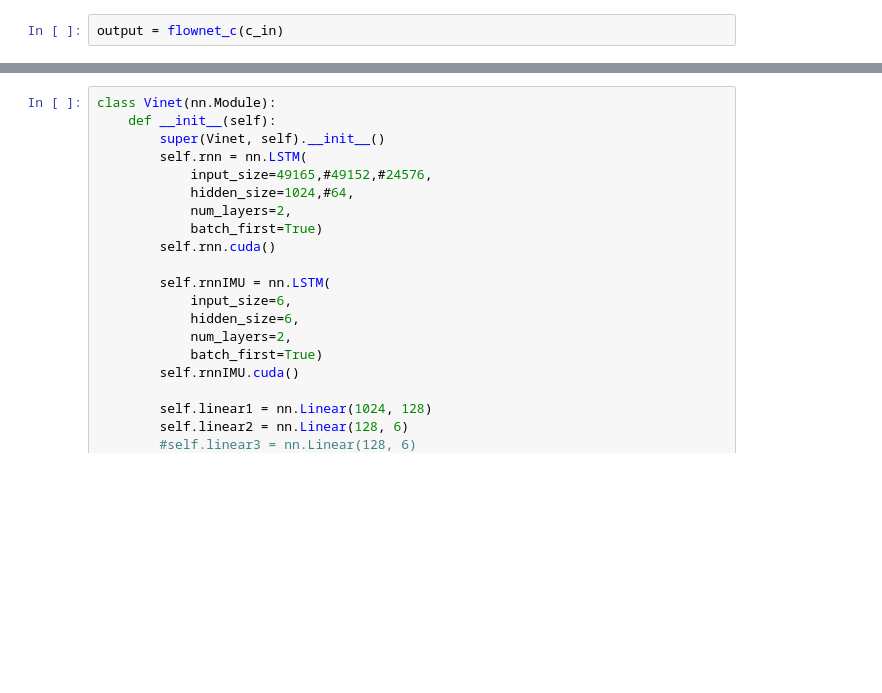
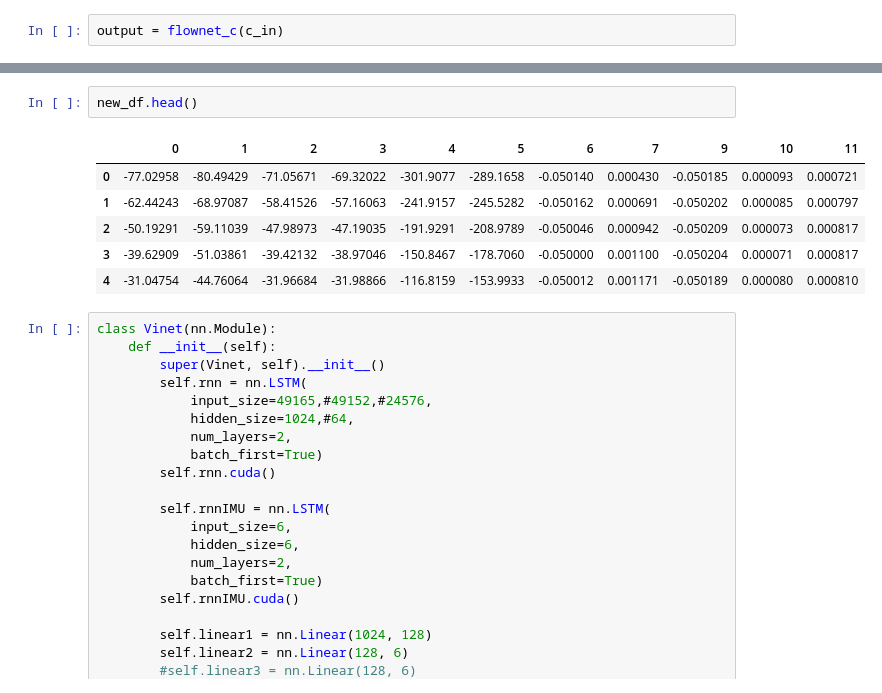
Before and after one commit to Sylar257/Surgical_robot_Visual_odometry, a Jupyter notebook: Surgical_visual_odometry.ipynb, the cells around one changed output, grey strips where cells are left out. Drawn from its saved outputs; the diff is of its cells as text; blank space fills up the shorter version.

```diff
--- a/Surgical_visual_odometry.ipynb
+++ b/Surgical_visual_odometry.ipynb
@@ -212,3 +241,12 @@ torch.Size([1, 1024, 9, 7])
+# %%
+new_df.head()
+# %% [output]
+|  | 0 | 1 | 2 | 3 | 4 | 5 | 6 | 7 | 9 | 10 | 11 |
+| 0 | -77.02958 | -80.49429 | -71.05671 | -69.32022 | -301.9077 | -289.1658 | -0.050140 | 0.000430 | -0.050185 | 0.000093 | 0.000721 |
+| 1 | -62.44243 | -68.97087 | -58.41526 | -57.16063 | -241.9157 | -245.5282 | -0.050162 | 0.000691 | -0.050202 | 0.000085 | 0.000797 |
+| 2 | -50.19291 | -59.11039 | -47.98973 | -47.19035 | -191.9291 | -208.9789 | -0.050046 | 0.000942 | -0.050209 | 0.000073 | 0.000817 |
+| 3 | -39.62909 | -51.03861 | -39.42132 | -38.97046 | -150.8467 | -178.7060 | -0.050000 | 0.001100 | -0.050204 | 0.000071 | 0.000817 |
+| 4 | -31.04754 | -44.76064 | -31.96684 | -31.98866 | -116.8159 | -153.9933 | -0.050012 | 0.001171 | -0.050189 | 0.000080 | 0.000810 |
 # %%
 class Vinet(nn.Module):
     def __init__(self):
```
Also changed, not shown: parts of 8 cells of this notebook.
